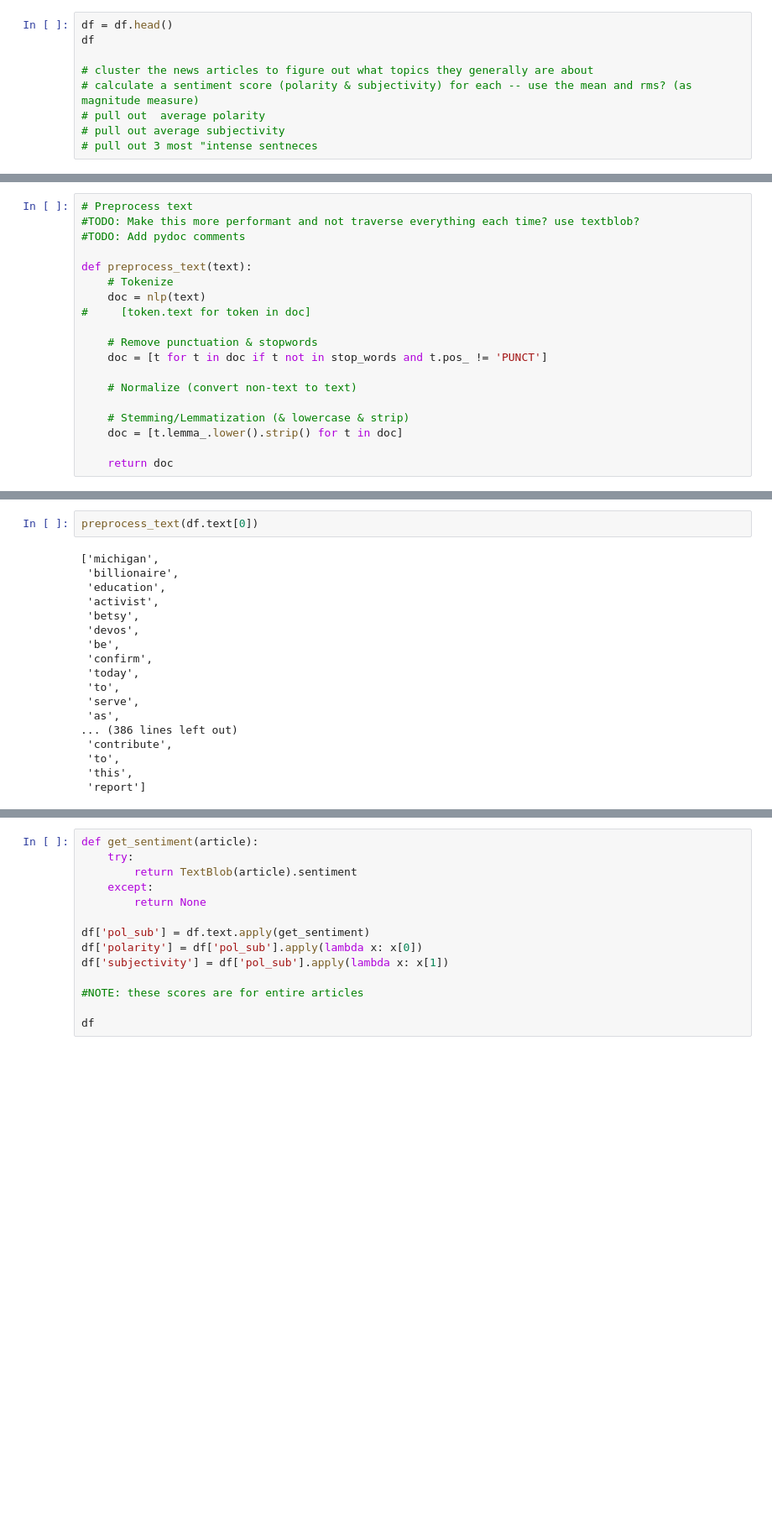
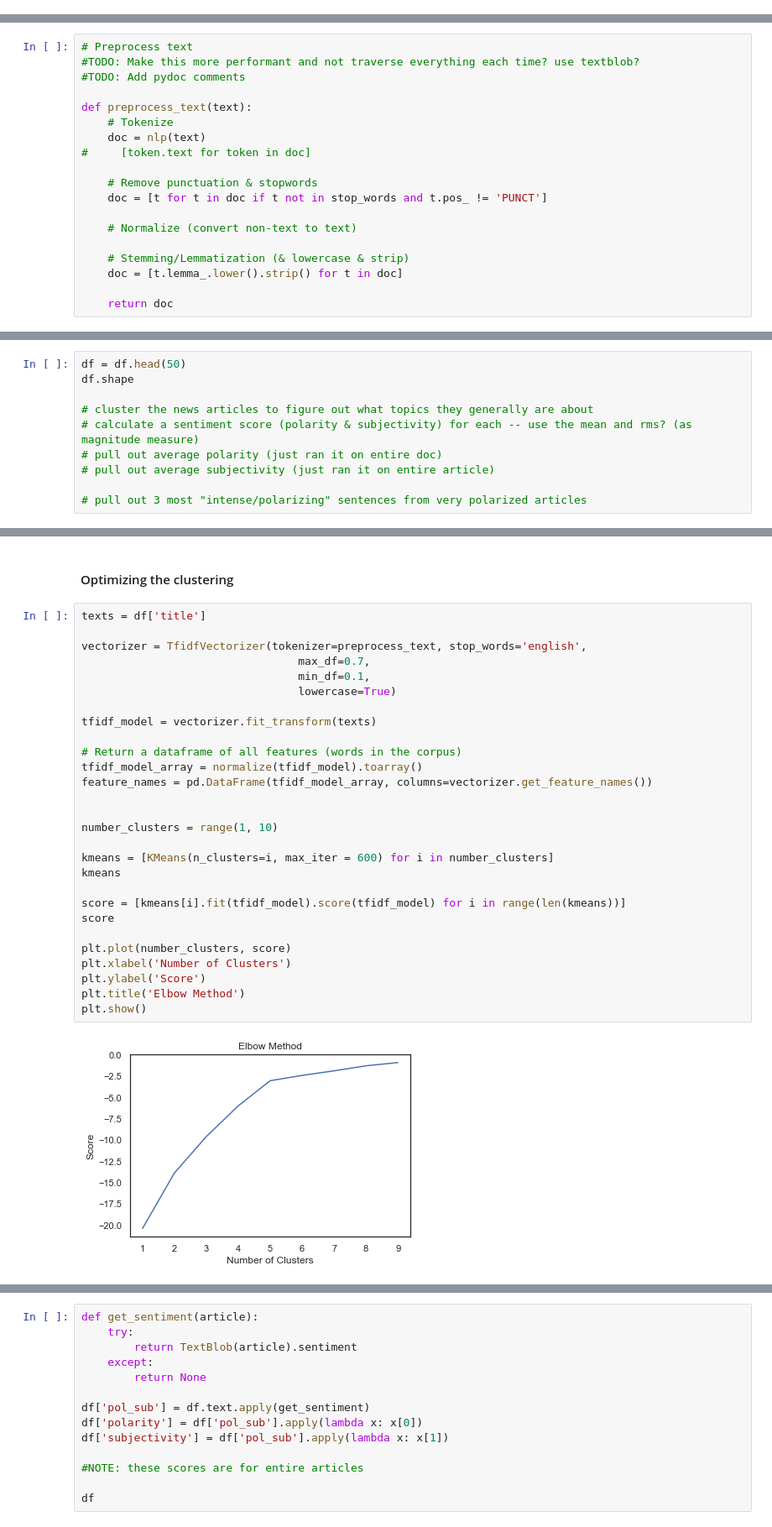
Before and after one commit to minnatwang/news-topics-sentiment, a Jupyter notebook: analysis_topic_bias.ipynb, the cells around one changed output, grey strips where cells are left out. Shown at 84% size. Drawn from its saved outputs; the diff is of its cells as text; blank space fills up the shorter version.

Commit message:
Implementing clustering & clustering optimization

```diff
--- a/analysis_topic_bias.ipynb
+++ b/analysis_topic_bias.ipynb
@@ -37,9 +63,0 @@ Shape after dropping rows with no article text: (3791, 7)
-# %%
-df = df.head()
-df
-
-# cluster the news articles to figure out what topics they generally are about
-# calculate a sentiment score (polarity & subjectivity) for each -- use the mean and rms? (as magnitude measure)
-# pull out  average polarity
-# pull out average subjectivity
-# pull out 3 most "intense sentneces
@@ -66,0 +85,10 @@ def preprocess_text(text):
+# %%
+df = df.head(50)
+df.shape
+
+# cluster the news articles to figure out what topics they generally are about
+# calculate a sentiment score (polarity & subjectivity) for each -- use the mean and rms? (as magnitude measure)
+# pull out average polarity (just ran it on entire doc)
+# pull out average subjectivity (just ran it on entire article)
+
+# pull out 3 most "intense/polarizing" sentences from very polarized articles
@@ -86,20 +119,32 @@ def cluster_text(texts, clusters=3):
-# %%
-preprocess_text(df.text[0])
-# %% [output]
-['michigan',
- 'billionaire',
- 'education',
- 'activist',
- 'betsy',
- 'devos',
- 'be',
- 'confirm',
- 'today',
- 'to',
- 'serve',
- 'as',
-... (386 lines left out)
- 'contribute',
- 'to',
- 'this',
- 'report']
+# %% [markdown]
+#### Optimizing the clustering
+# %%
+texts = df['title']
+
+vectorizer = TfidfVectorizer(tokenizer=preprocess_text, stop_words='english',
+                                 max_df=0.7,
+                                 min_df=0.1,
+                                 lowercase=True)
+
+tfidf_model = vectorizer.fit_transform(texts)
+
+# Return a dataframe of all features (words in the corpus)
+tfidf_model_array = normalize(tfidf_model).toarray()
+feature_names = pd.DataFrame(tfidf_model_array, columns=vectorizer.get_feature_names())
+
+
+number_clusters = range(1, 10)
+
+kmeans = [KMeans(n_clusters=i, max_iter = 600) for i in number_clusters]
+kmeans
+
+score = [kmeans[i].fit(tfidf_model).score(tfidf_model) for i in range(len(kmeans))]
+score
+
+plt.plot(number_clusters, score)
+plt.xlabel('Number of Clusters')
+plt.ylabel('Score')
+plt.title('Elbow Method')
+plt.show()
+# %% [output]
+[figure, added]
```
Also changed, not shown: parts of 18 cells of this notebook.
